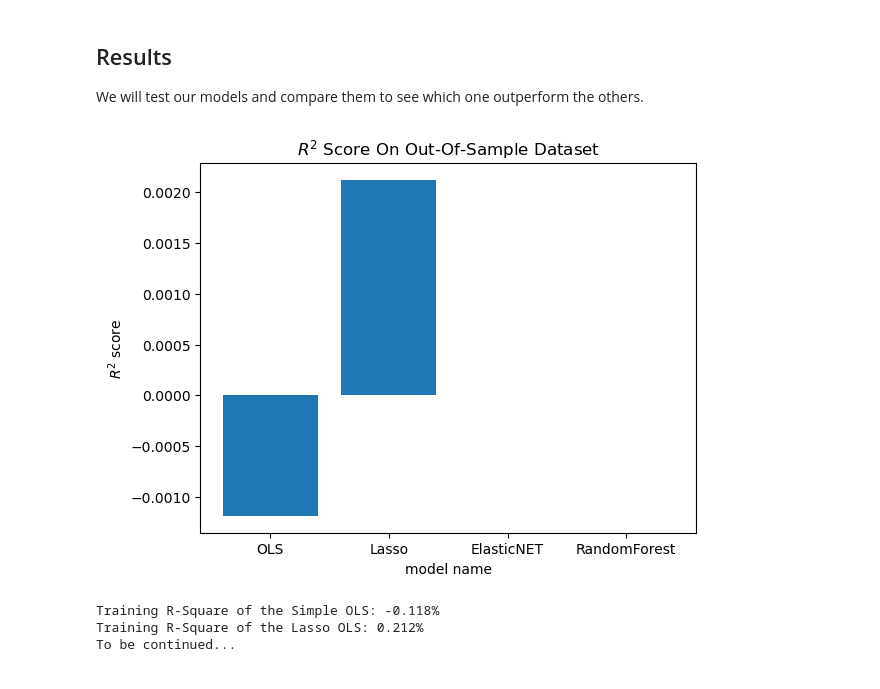
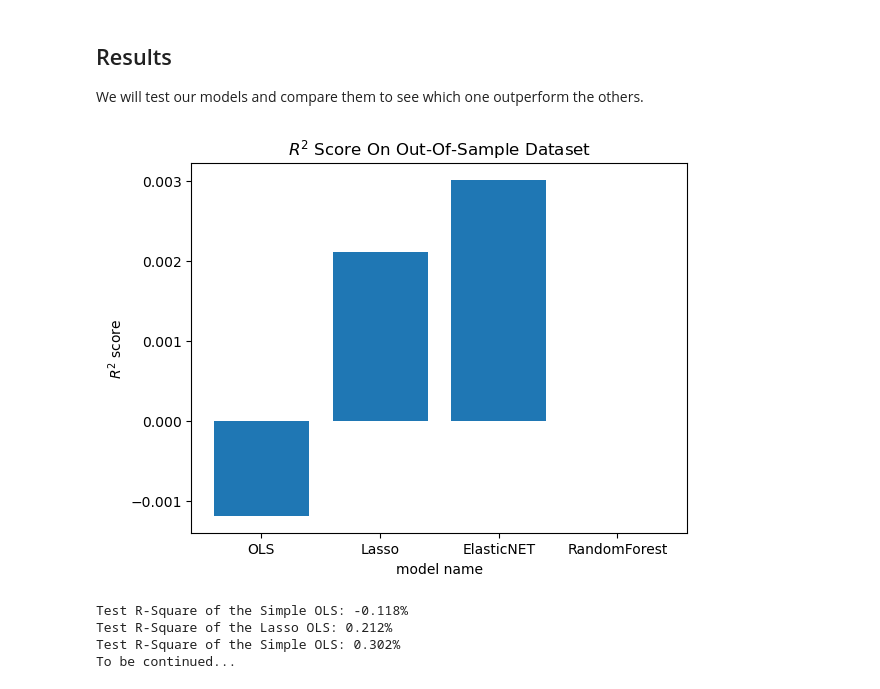
Before and after one commit to paulo-03/final_project_MLFin, a Jupyter notebook: main.ipynb, the cells around one changed output. Drawn from its saved outputs; the diff is of its cells as text; code cells hidden in the pictures.

Commit message:
Adding ElasticNet regression method. The main.ipynb have been computed with this new regression method.

```diff
--- a/main.ipynb
+++ b/main.ipynb
@@ -138,0 +129,9 @@ model.score(X, y)
+# %%
+# Initiate ElasticNet model
+ols_elastic_model = OLSElasticNet(predictors=X_train,
+                                  label=y_train,
+                                  alpha=None,  # Note, that alpha set to None will produce a CV step to found the optimal alpha
+                                  l1_ratio=None)  # Same as alpha for l1_ratio
+
+# Train the model
+ols_elastic_model.fit()
@@ -183,26 +193,29 @@ We will test our models and compare them to see which one outperform the others.
 # %%
 # Compute all test R_square for each method here
 test_score_ols = ols_model.reg.score(X_test, y_test)
 test_score_lasso = ols_lasso_model.reg.score(X_test, y_test)
+test_score_elastic = ols_elastic_model.reg.score(X_test, y_test)
 ...
 
 # TODO: We could make this evaluation with k-fold and plot some boxplot with the mean r_square and its variance. Just an idea.
 model_names = ['OLS', 'Lasso', 'ElasticNET', 'RandomForest']
-test_scores = [test_score_ols, test_score_lasso, 0, 0]  #TODO: Set to zero for the moment
+test_scores = [test_score_ols, test_score_lasso, test_score_elastic, 0]  #TODO: Set to zero for the moment
 
 # Display the results
 plt.bar(model_names, test_scores)
 plt.title(r'$R^2$ Score On Out-Of-Sample Dataset')
 plt.xlabel('model name')
 plt.ylabel(r'$R^2$ score')
 
 plt.show()
 
-print(f'Training R-Square of the Simple OLS: {test_score_ols*100:.3f}%\n'
-      f'Training R-Square of the Lasso OLS: {test_score_lasso*100:.3f}%\n'
+print(f'Test R-Square of the Simple OLS: {test_score_ols * 100:.3f}%\n'
+      f'Test R-Square of the Lasso OLS: {test_score_lasso * 100:.3f}%\n'
+      f'Test R-Square of the Simple OLS: {test_score_elastic * 100:.3f}%\n'
       f'To be continued...')
 # %% [output]
-[figure, old version]
+[figure, new version]
-Training R-Square of the Simple OLS: -0.118%
-Training R-Square of the Lasso OLS: 0.212%
+Test R-Square of the Simple OLS: -0.118%
+Test R-Square of the Lasso OLS: 0.212%
+Test R-Square of the Simple OLS: 0.302%
 To be continued...
```
Also changed, not shown: parts of 9 cells of this notebook, 1 other file.
